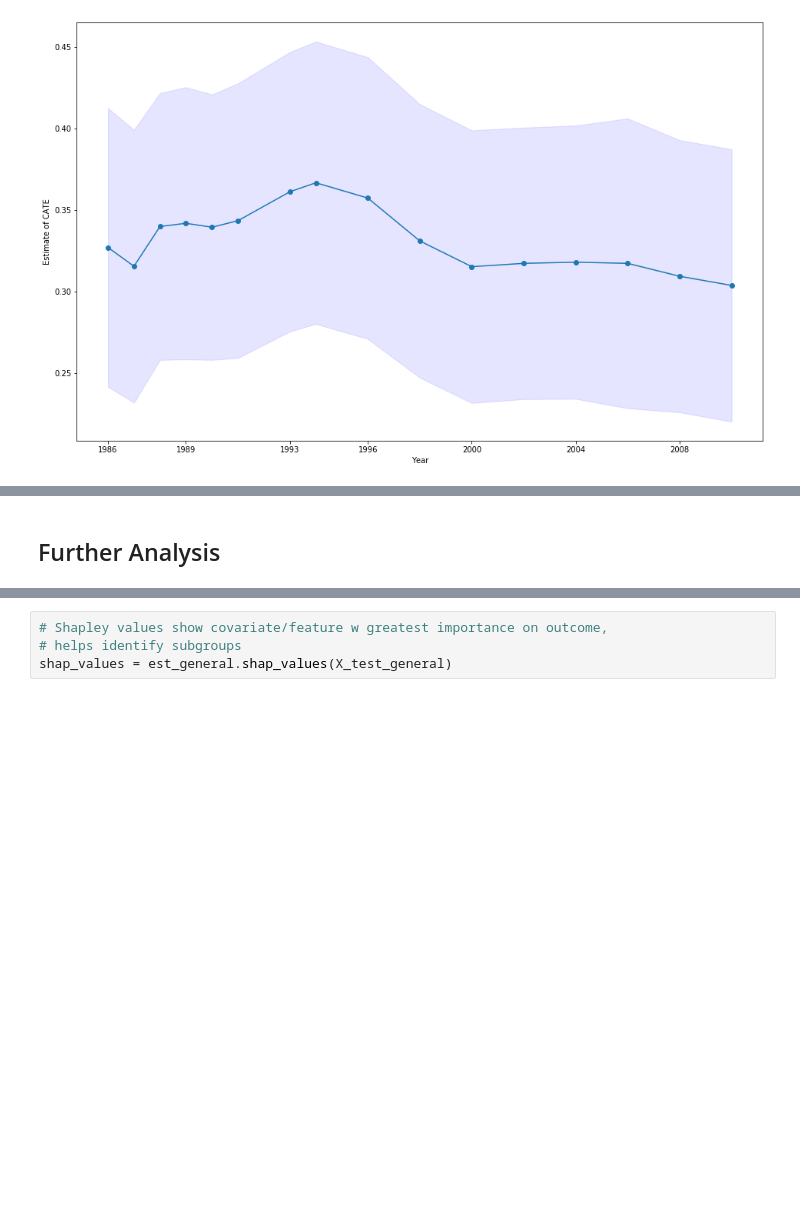
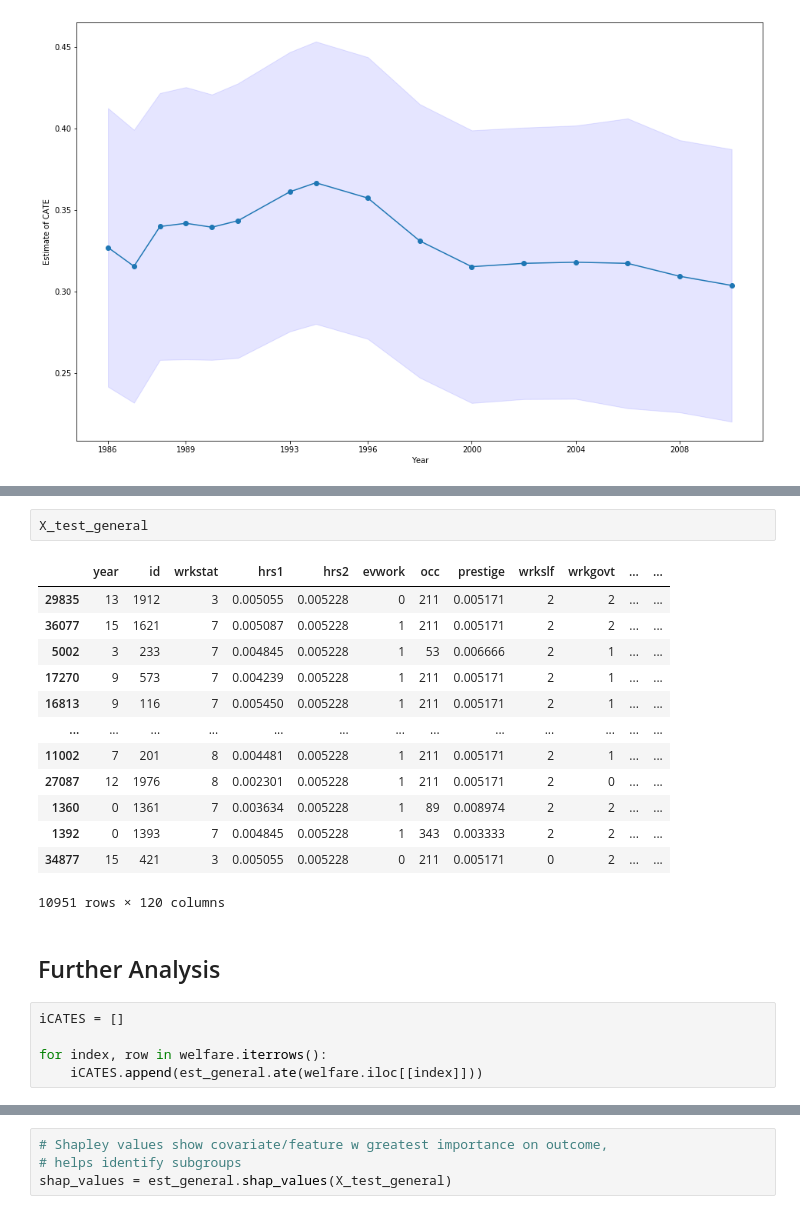
Before and after one commit to mbronckers/ecma_project, a Jupyter notebook: section1.ipynb, the cells around one changed output, grey strips where cells are left out. Saved outputs shown, nothing was run; the diff lists cells and outputs as text; blank space fills up the shorter version.

```diff
--- a/section1.ipynb
+++ b/section1.ipynb
@@ -431,2 +448,23 @@ plt.show()
+# %%
+X_test_general
+# %% [output]
+|  | year | id | wrkstat | hrs1 | hrs2 | evwork | occ | prestige | wrkslf | wrkgovt | ... | ... |
+| 29835 | 13 | 1912 | 3 | 0.005055 | 0.005228 | 0 | 211 | 0.005171 | 2 | 2 | ... | ... |
+| 36077 | 15 | 1621 | 7 | 0.005087 | 0.005228 | 1 | 211 | 0.005171 | 2 | 2 | ... | ... |
+| 5002 | 3 | 233 | 7 | 0.004845 | 0.005228 | 1 | 53 | 0.006666 | 2 | 1 | ... | ... |
+| 17270 | 9 | 573 | 7 | 0.004239 | 0.005228 | 1 | 211 | 0.005171 | 2 | 1 | ... | ... |
+| 16813 | 9 | 116 | 7 | 0.005450 | 0.005228 | 1 | 211 | 0.005171 | 2 | 1 | ... | ... |
+| ... | ... | ... | ... | ... | ... | ... | ... | ... | ... | ... | ... | ... |
+| 11002 | 7 | 201 | 8 | 0.004481 | 0.005228 | 1 | 211 | 0.005171 | 2 | 1 | ... | ... |
+| 27087 | 12 | 1976 | 8 | 0.002301 | 0.005228 | 1 | 211 | 0.005171 | 2 | 0 | ... | ... |
+| 1360 | 0 | 1361 | 7 | 0.003634 | 0.005228 | 1 | 89 | 0.008974 | 2 | 2 | ... | ... |
+| 1392 | 0 | 1393 | 7 | 0.004845 | 0.005228 | 1 | 343 | 0.003333 | 2 | 2 | ... | ... |
+| 34877 | 15 | 421 | 3 | 0.005055 | 0.005228 | 0 | 211 | 0.005171 | 0 | 2 | ... | ... |
+10951 rows × 120 columns
 # %% [markdown]
 ## Further Analysis
+# %%
+iCATES = []
+
+for index, row in welfare.iterrows():
+    iCATES.append(est_general.ate(welfare.iloc[[index]]))
```
Also changed, not shown: parts of 6 cells of this notebook, 1 other file.
